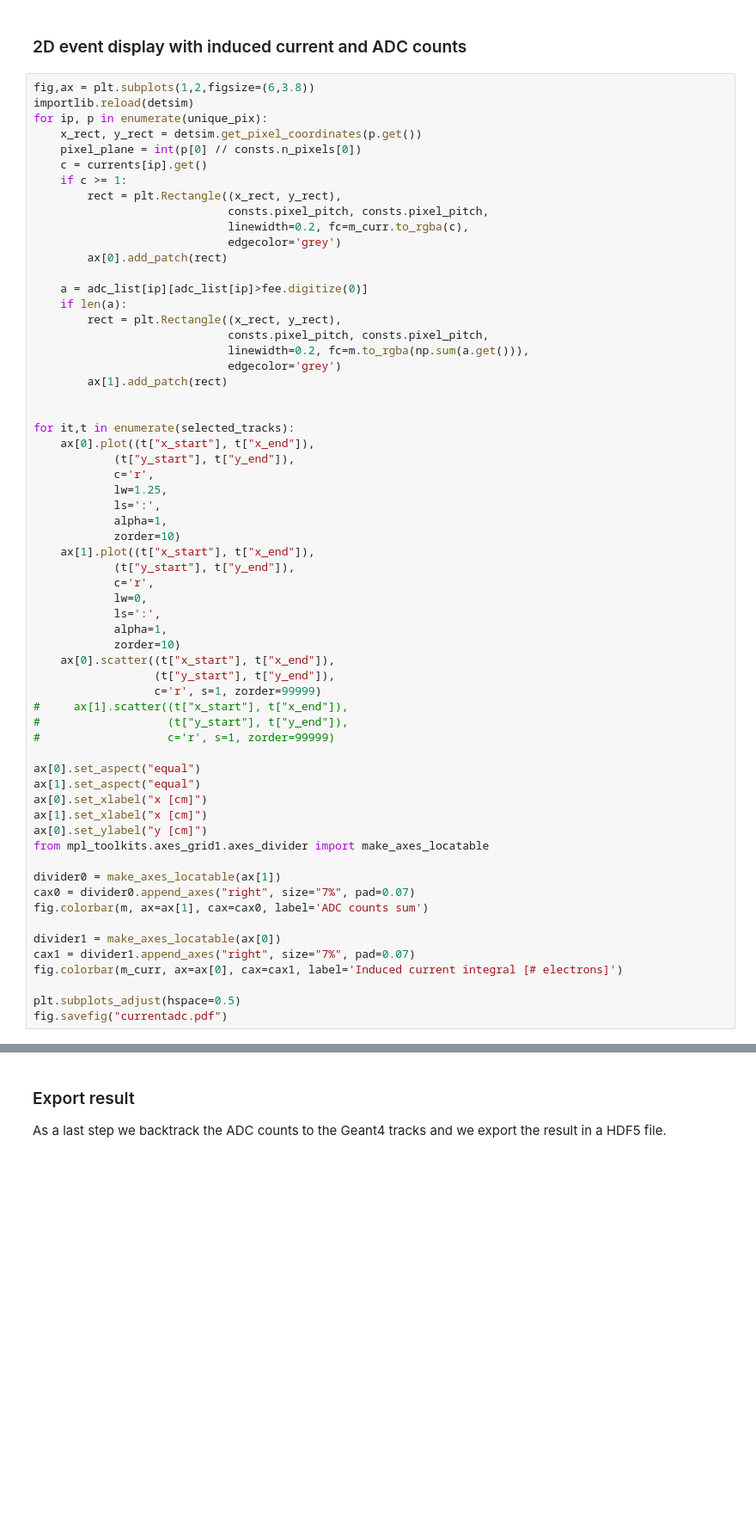
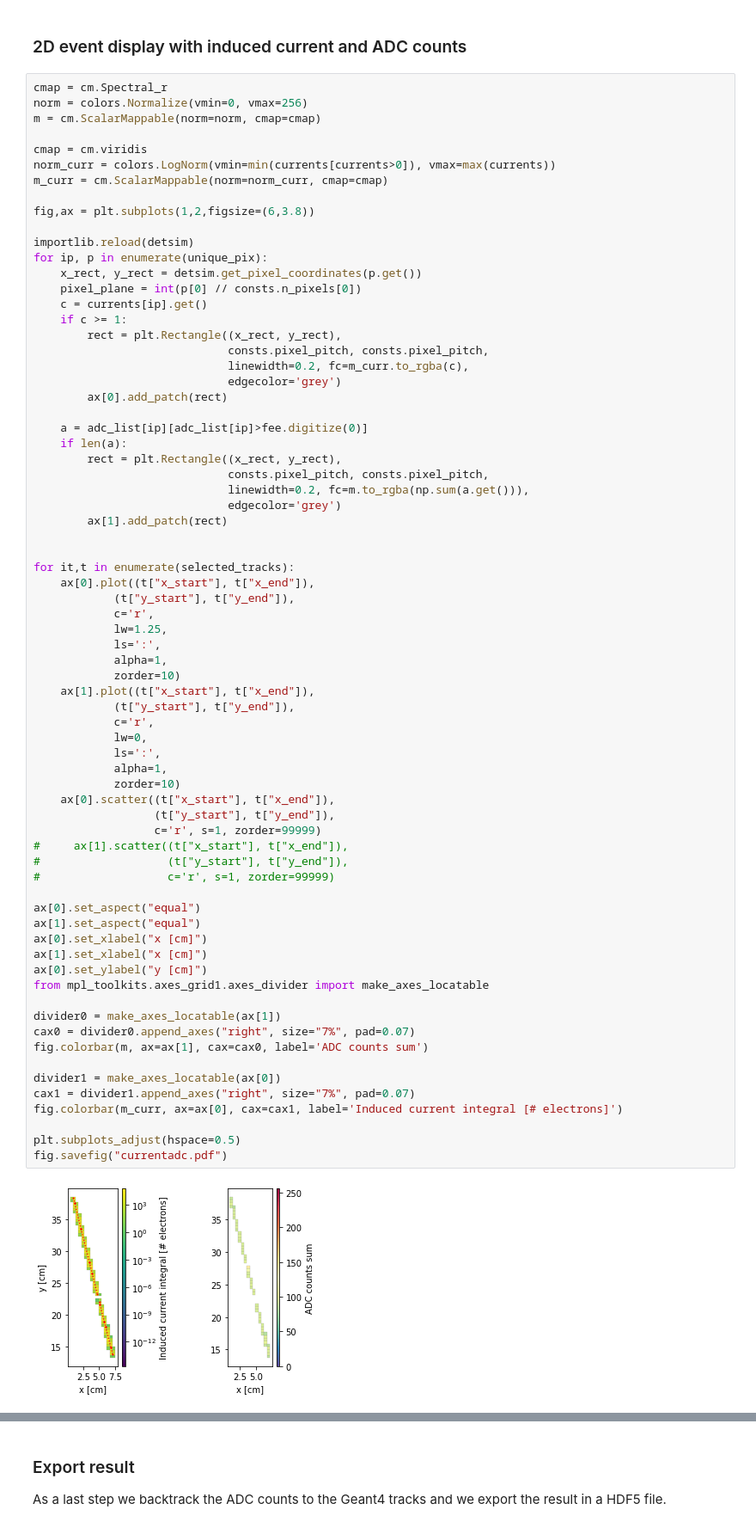
Before and after one commit to ynashed/larnd-sim, a Jupyter notebook: examples/Pixel induced current.ipynb, the cells around one changed output, grey strips where cells are left out. Shown: that part at 86% size. Cells and saved outputs as stored; diff of their text form; blank space fills up the shorter version.

```diff
--- a/examples/Pixel induced current.ipynb
+++ b/examples/Pixel induced current.ipynb
@@ -600,7 +604,16 @@ adc_list = fee.digitize(integral_list)
 # %% [markdown]
 ### 2D event display with induced current and ADC counts
 # %%
+cmap = cm.Spectral_r
+norm = colors.Normalize(vmin=0, vmax=256)
+m = cm.ScalarMappable(norm=norm, cmap=cmap)
+
+cmap = cm.viridis
+norm_curr = colors.LogNorm(vmin=min(currents[currents>0]), vmax=max(currents))
+m_curr = cm.ScalarMappable(norm=norm_curr, cmap=cmap)
+
 fig,ax = plt.subplots(1,2,figsize=(6,3.8))
+
 importlib.reload(detsim)
 for ip, p in enumerate(unique_pix):
     x_rect, y_rect = detsim.get_pixel_coordinates(p.get())
@@ -634,30 +647,32 @@ for it,t in enumerate(selected_tracks):
             (t["y_start"], t["y_end"]),
             c='r',
             lw=0,
             ls=':',
             alpha=1,
             zorder=10)
     ax[0].scatter((t["x_start"], t["x_end"]),
                   (t["y_start"], t["y_end"]),
                   c='r', s=1, zorder=99999)
 #     ax[1].scatter((t["x_start"], t["x_end"]),
 #                   (t["y_start"], t["y_end"]),
 #                   c='r', s=1, zorder=99999)
 
 ax[0].set_aspect("equal")
 ax[1].set_aspect("equal")
 ax[0].set_xlabel("x [cm]")
 ax[1].set_xlabel("x [cm]")
 ax[0].set_ylabel("y [cm]")
 from mpl_toolkits.axes_grid1.axes_divider import make_axes_locatable
 
 divider0 = make_axes_locatable(ax[1])
 cax0 = divider0.append_axes("right", size="7%", pad=0.07)
 fig.colorbar(m, ax=ax[1], cax=cax0, label='ADC counts sum')
 
 divider1 = make_axes_locatable(ax[0])
 cax1 = divider1.append_axes("right", size="7%", pad=0.07)
 fig.colorbar(m_curr, ax=ax[0], cax=cax1, label='Induced current integral [# electrons]')
 
 plt.subplots_adjust(hspace=0.5)
 fig.savefig("currentadc.pdf")
+# %% [output]
+[figure, added]
```
Also changed, not shown: parts of 6 cells of this notebook.
